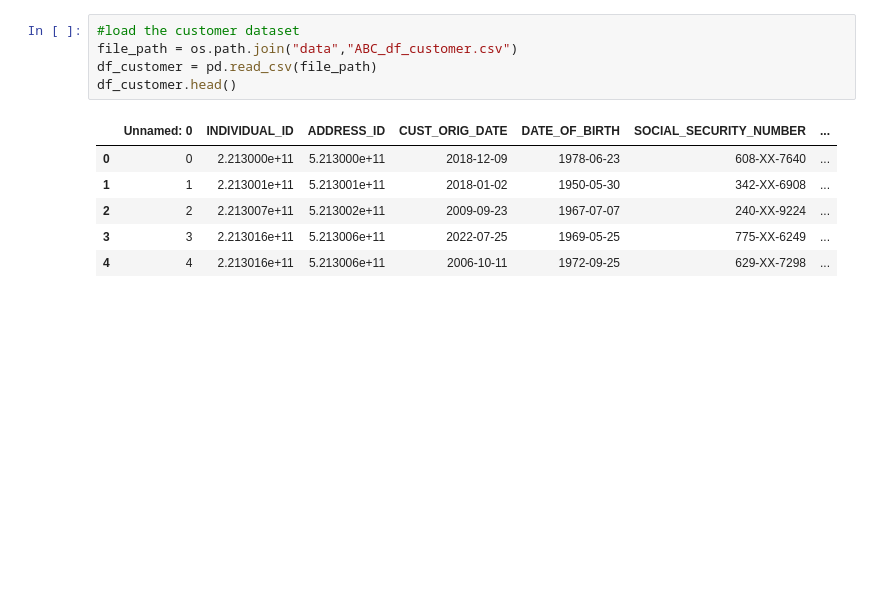
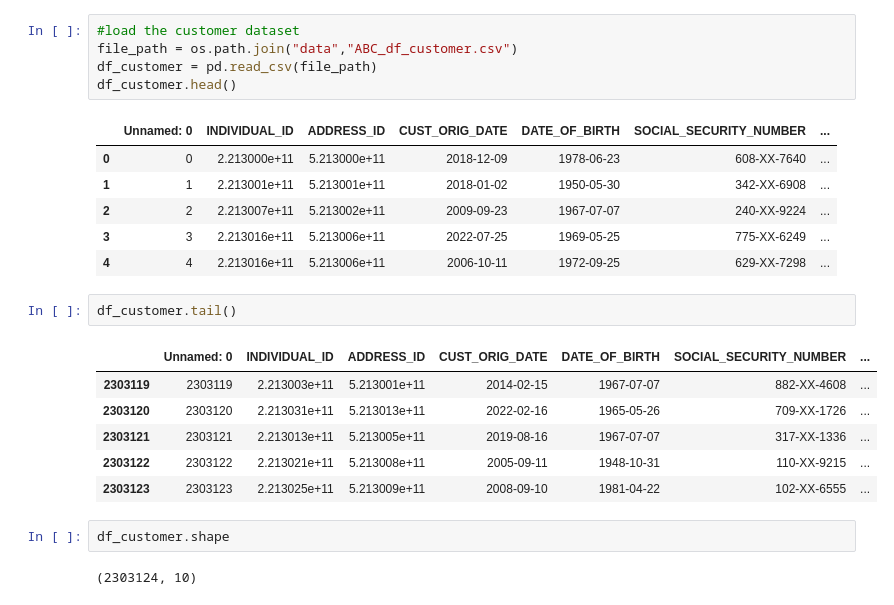
Before and after one commit to fabrizi0rigodanz0/Insurance_Analysis_ML, a Jupyter notebook: notebook.ipynb, the cells around one changed output. Saved outputs shown, nothing was run; the diff lists cells and outputs as text; blank space fills up the shorter version.

```diff
--- a/notebook.ipynb
+++ b/notebook.ipynb
@@ -102,3 +102,16 @@ df_customer.head()
 | 2 | 2 | 2.213007e+11 | 5.213002e+11 | 2009-09-23 | 1967-07-07 | 240-XX-9224 | ... |
 | 3 | 3 | 2.213016e+11 | 5.213006e+11 | 2022-07-25 | 1969-05-25 | 775-XX-6249 | ... |
 | 4 | 4 | 2.213016e+11 | 5.213006e+11 | 2006-10-11 | 1972-09-25 | 629-XX-7298 | ... |
+# %%
+df_customer.tail()
+# %% [output]
+|  | Unnamed: 0 | INDIVIDUAL_ID | ADDRESS_ID | CUST_ORIG_DATE | DATE_OF_BIRTH | SOCIAL_SECURITY_NUMBER | ... |
+| 2303119 | 2303119 | 2.213003e+11 | 5.213001e+11 | 2014-02-15 | 1967-07-07 | 882-XX-4608 | ... |
+| 2303120 | 2303120 | 2.213031e+11 | 5.213013e+11 | 2022-02-16 | 1965-05-26 | 709-XX-1726 | ... |
+| 2303121 | 2303121 | 2.213013e+11 | 5.213005e+11 | 2019-08-16 | 1967-07-07 | 317-XX-1336 | ... |
+| 2303122 | 2303122 | 2.213021e+11 | 5.213008e+11 | 2005-09-11 | 1948-10-31 | 110-XX-9215 | ... |
+| 2303123 | 2303123 | 2.213025e+11 | 5.213009e+11 | 2008-09-10 | 1981-04-22 | 102-XX-6555 | ... |
+# %%
+df_customer.shape
+# %% [output]
+(2303124, 10)
```
Also changed, not shown: parts of 8 cells of this notebook.
